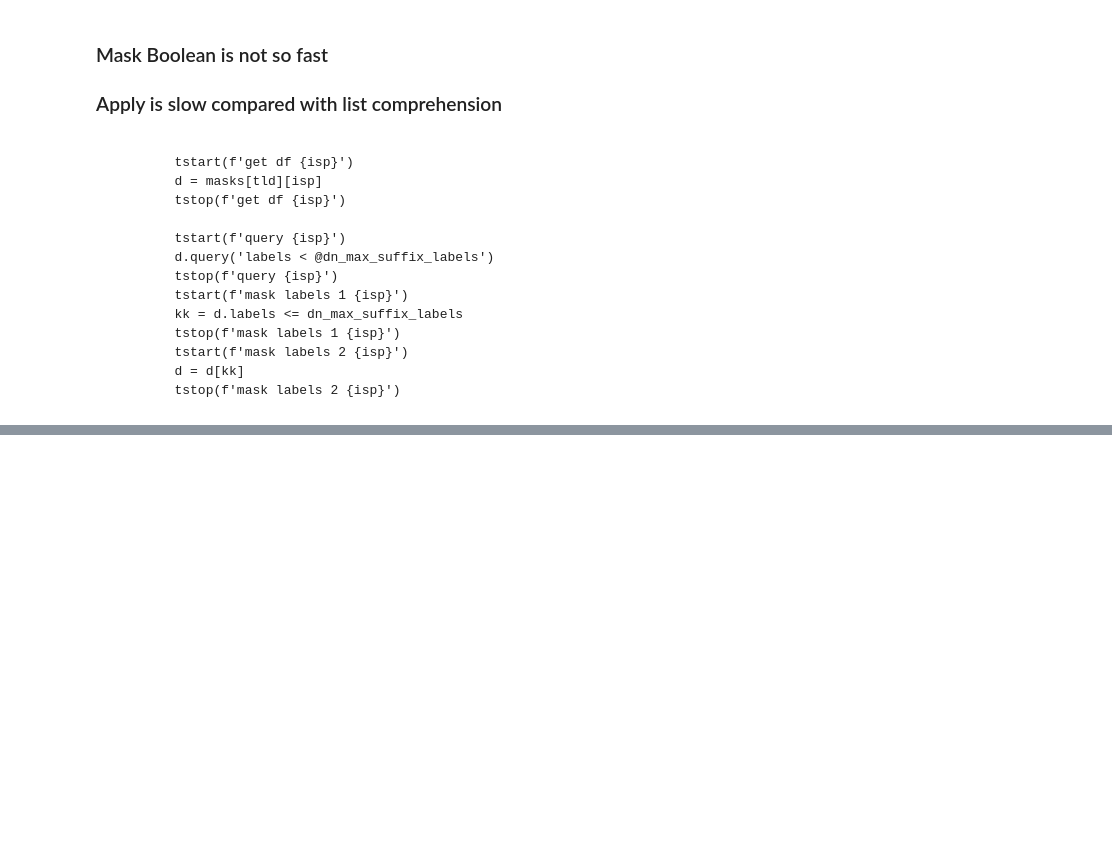
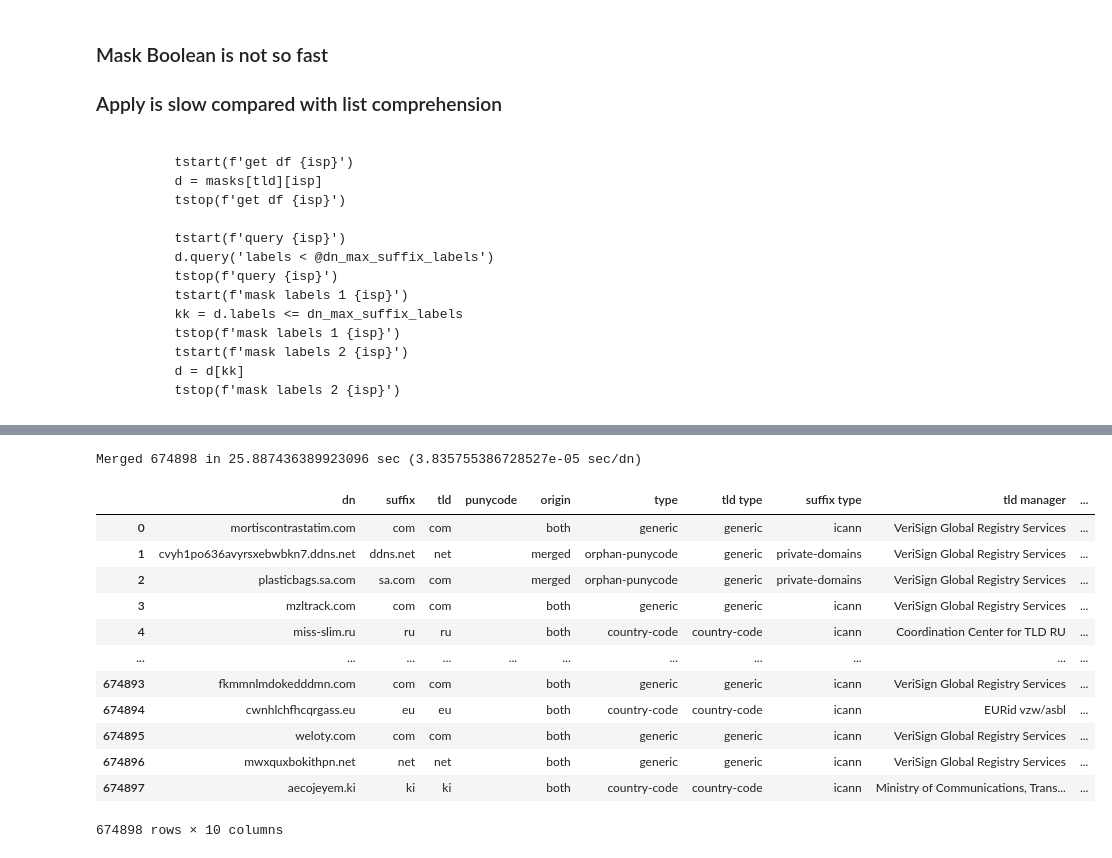
Before and after one commit to princio/pslregex, a Jupyter notebook: notebook.ipynb, the cells around one changed output, grey strips where cells are left out. Cells and saved outputs as stored; diff of their text form; code cells hidden in the pictures; blank space fills up the shorter version.

```diff
--- a/notebook.ipynb
+++ b/notebook.ipynb
@@ -16,10 +16,12 @@ from bs4 import BeautifulSoup
 import pandas as pd
 import os, datetime, time
 from requests.packages.urllib3.exceptions import InsecureRequestWarning
+import re
 
 requests.packages.urllib3.disable_warnings(InsecureRequestWarning)
 
-ds = pd.read_csv('/home/princio/Desktop/malware_detection/nn/nn/dataset_training.csv')
+datasetFrame = pd.read_csv('/home/princio/Desktop/malware_detection/nn/nn/dataset_training.csv')
+datasetFrame['tld'] = datasetFrame.dn.apply(lambda dn: dn[1 + dn.rfind('.'):])
 
 def get_file(fname, fetch_func):
     if os.path.exists(fname):
@@ -116,7 +132,5 @@ Warning: tldlist has 1 TLDs not contained in IANA
 # %%
 # getting the PSL list, considering the sections defined above, and parsing the comments.
-import re
-
 
 with open('public_suffix_list.dat', 'r') as f:
     psl_lines = [ l.replace('\n', '') for l in f.readlines()]
@@ -137,6 +151,8 @@ regex_punycode = r'^\/\/ (xn--.*?) .*$'
 regex_comment = r'^\/\/ (?!Submitted)(.*?)(?: : )(.*?)$'
 
 line_start = 1 + psl_lines.index('// ===BEGIN ICANN DOMAINS===')
+
+# Take attention to punycodes parsing: a new punycode should be used only for the PSL the punycode comment
 
 sd = 0
 manager = None
@@ -163,12 +179,9 @@ for i in range(line_start, len(psl_lines)):
     tld = line
     tld = tld[tld.rfind('.')+1:]
 
-    if punycode == 'xn--mgba3a4fra.ir':
-        print(punycode_found, tld, f'last: {last_tld}', last_tld != tld and not punycode_found)
-
+    # if the tld (not the suffix) has changed and so the punycode too
     if last_tld != tld and not punycode_found:
         punycode = None
-
     punycode_found = False
 
     values.append([ sections_names[sd], tld, punycode, line, manager ])
@@ -176,7 +189,9 @@ for i in range(line_start, len(psl_lines)):
     last_tld = tld
     pass
 
-df_etld = pd.DataFrame(values, columns=['type', 'tld', 'punycode', 'suffix', 'manager'])
+df_psl = pd.DataFrame(values, columns=['type', 'tld', 'punycode', 'suffix', 'manager'])
 
-df_etld = df_etld[['type', 'tld', 'punycode', 'suffix', 'manager']].reset_index()
+df_psl = df_psl[['type', 'tld', 'punycode', 'suffix', 'manager']].reset_index()
+
+df_psl.head()
 # %% [output]
@@ -553,8 +328,3 @@ sfxPerLabels['id'] = df['index']
-# %%
-cur = [ '', '', '', '' ]
-for _, suffix in sfxaws.iterrows():
-    if cur[l] != sfxaws[l]:
-        s += group
 # %%
 class Node:
     def __init__(self, label, deep=0, index=None, fl=False, parent=None, dn=None):
@@ -879,0 +497,35 @@ error: redefinition of group name 'lNone' as group 496; was group 453 at positio
+# %%
+def example_mergeSuffixes(regexes, frame, df_etld):
+    start = time.time()
+    dnRevertedSeries = frame.dn.str.split('.').apply(lambda s: [ s[-1] , '.'.join(s[::-1]) ])
+
+    def match(s):
+        if s[0] not in regexes:
+            return -1
+        gd = regexes[s[0]].match(s[1]).groupdict()
+        gd = [ int(k[1:]) for k in gd if gd[k] is not None ]
+        return gd[0] if len(gd) == 1 else gd
+
+    matchesSeries = dnRevertedSeries.apply(match)
+    mergeFrame = matchesSeries.to_frame().merge(df_etld, left_on='dn', right_index=True, how='left').drop(columns='dn')
+    result = frame.dn.to_frame().join(mergeFrame).copy()
+    end = time.time() - start
+    print(f'Merged {datasetFrame.shape[0]} in {end} sec ({end/datasetFrame.shape[0]} sec/dn)')
+    return result
+
+example_mergeSuffixes(regexes, datasetFrame, df_etld)
+# %% [output]
+Merged 674898 in 25.887436389923096 sec (3.835755386728527e-05 sec/dn)
+|  | dn | suffix | tld | punycode | origin | type | tld type | suffix type | tld manager | ... |
+| 0 | mortiscontrastatim.com | com | com |  | both | generic | generic | icann | VeriSign Global Registry Services | ... |
+| 1 | cvyh1po636avyrsxebwbkn7.ddns.net | ddns.net | net |  | merged | orphan-punycode | generic | private-domains | VeriSign Global Registry Services | ... |
+| 2 | plasticbags.sa.com | sa.com | com |  | merged | orphan-punycode | generic | private-domains | VeriSign Global Registry Services | ... |
+| 3 | mzltrack.com | com | com |  | both | generic | generic | icann | VeriSign Global Registry Services | ... |
+| 4 | miss-slim.ru | ru | ru |  | both | country-code | country-code | icann | Coordination Center for TLD RU | ... |
+| ... | ... | ... | ... | ... | ... | ... | ... | ... | ... | ... |
+| 674893 | fkmmnlmdokedddmn.com | com | com |  | both | generic | generic | icann | VeriSign Global Registry Services | ... |
+| 674894 | cwnhlchfhcqrgass.eu | eu | eu |  | both | country-code | country-code | icann | EURid vzw/asbl | ... |
+| 674895 | weloty.com | com | com |  | both | generic | generic | icann | VeriSign Global Registry Services | ... |
+| 674896 | mwxquxbokithpn.net | net | net |  | both | generic | generic | icann | VeriSign Global Registry Services | ... |
+| 674897 | aecojeyem.ki | ki | ki |  | both | country-code | country-code | icann | Ministry of Communications, Trans... | ... |
+674898 rows × 10 columns
```
Also changed, not shown: parts of 13 cells of this notebook.
